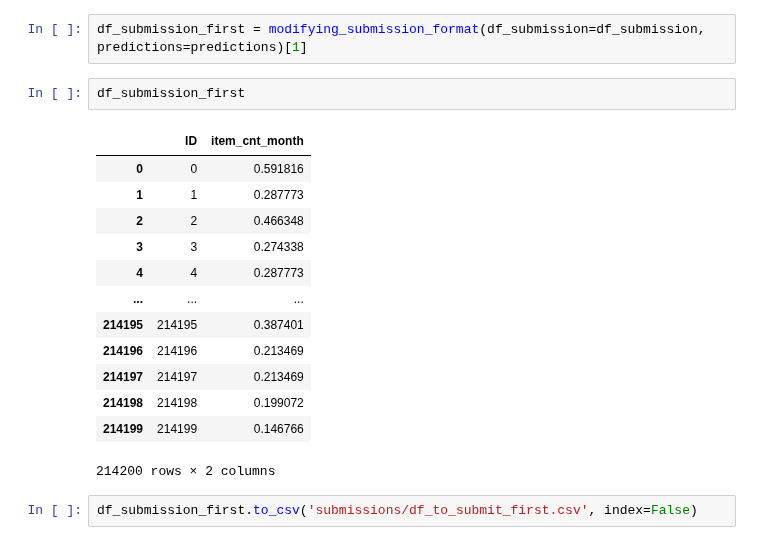
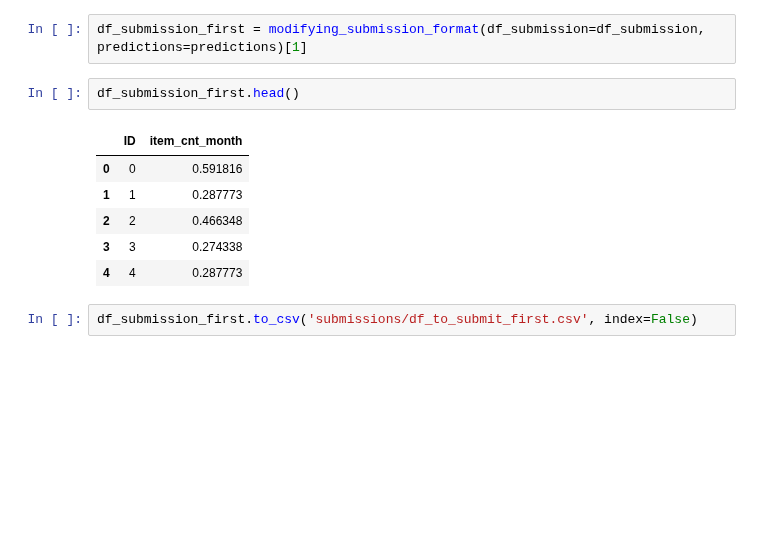
Before and after one commit to AlessandroBiagi/DataScienceProjects, a Jupyter notebook: Future_Sales/scripts/Predict_Future_Sales.ipynb, the cells around one changed output. Cells and saved outputs as stored; diff of their text form; blank space fills up the shorter version.

```diff
--- a/Future_Sales/scripts/Predict_Future_Sales.ipynb
+++ b/Future_Sales/scripts/Predict_Future_Sales.ipynb
@@ -1054,21 +1070,14 @@ predictions = xgb_default.predict(df_submission)
 # %%
 df_submission_first = modifying_submission_format(df_submission=df_submission, predictions=predictions)[1]
 # %%
-df_submission_first
+df_submission_first.head()
 # %% [output]
 |  | ID | item_cnt_month |
 | 0 | 0 | 0.591816 |
 | 1 | 1 | 0.287773 |
 | 2 | 2 | 0.466348 |
 | 3 | 3 | 0.274338 |
 | 4 | 4 | 0.287773 |
-| ... | ... | ... |
-| 214195 | 214195 | 0.387401 |
-| 214196 | 214196 | 0.213469 |
-| 214197 | 214197 | 0.213469 |
-| 214198 | 214198 | 0.199072 |
-| 214199 | 214199 | 0.146766 |
-214200 rows × 2 columns
 # %%
 df_submission_first.to_csv('submissions/df_to_submit_first.csv', index=False)
 # %% [markdown]
```
Also changed, not shown: parts of 42 cells of this notebook.
